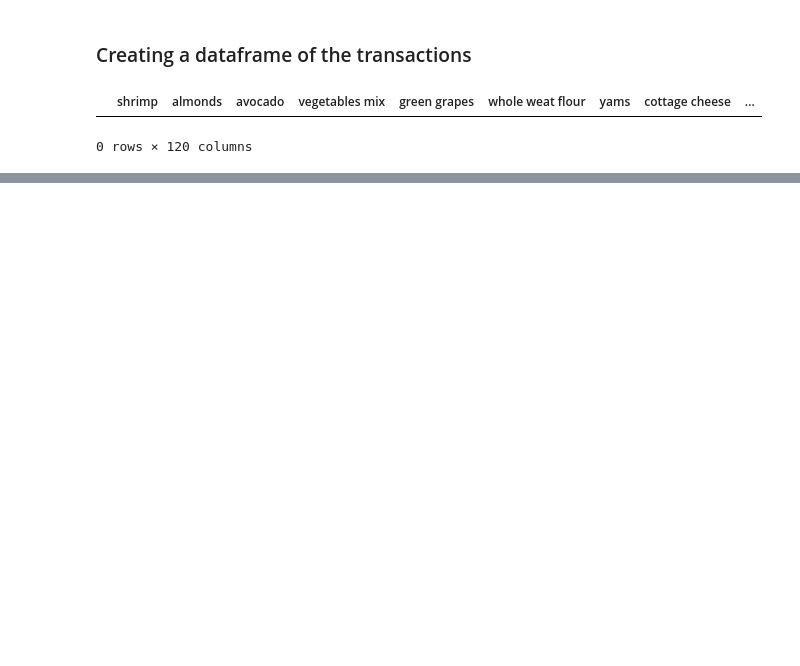
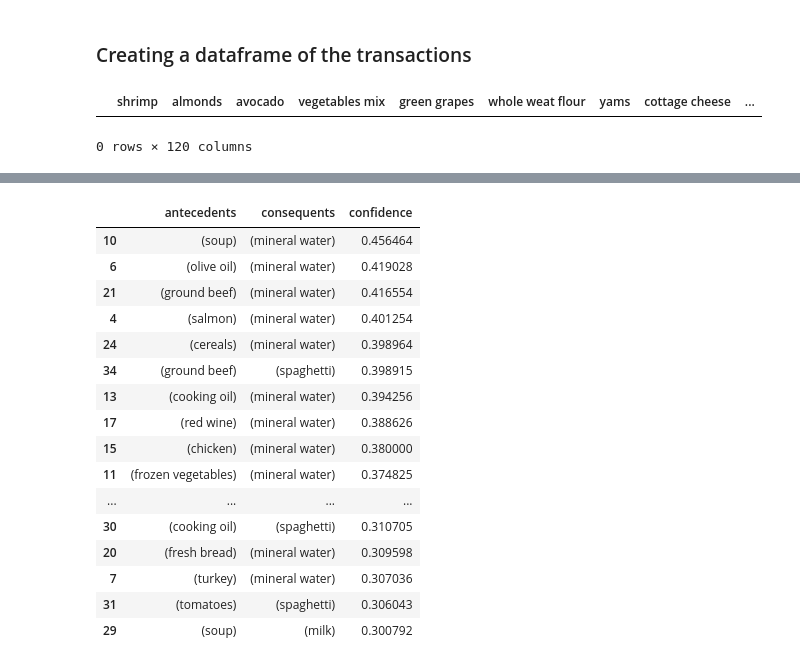
Before and after one commit to purusharthchrist/machine_learning, a Jupyter notebook: Lab_3/Lab_3.ipynb, the cells around one changed output, grey strips where cells are left out. Drawn from its saved outputs; the diff is of its cells as text; code cells hidden in the pictures; blank space fills up the shorter version.

```diff
--- a/Lab_3/Lab_3.ipynb
+++ b/Lab_3/Lab_3.ipynb
@@ -188,0 +152,3 @@ apriori(transactions)
+# %%
+results = apriori(transactions, min_support=0.01, use_colnames=True)
+results.sort_values('itemsets')
@@ -188,0 +169,3 @@ apriori(transactions)
+# %%
+rules = association_rules(results, 'confidence', min_threshold=0.3).sort_values('confidence', ascending=False)[['antecedents', 'consequents', 'confidence']]
+rules
@@ -188,0 +186,22 @@ apriori(transactions)
+# %%
+#Looking at the associations with only 1 antecedents
+one_item_sets = rules[rules.antecedents.apply(lambda x: len(x))==1]
+one_item_sets
+# %% [output]
+|  | antecedents | consequents | confidence |
+| 10 | (soup) | (mineral water) | 0.456464 |
+| 6 | (olive oil) | (mineral water) | 0.419028 |
+| 21 | (ground beef) | (mineral water) | 0.416554 |
+| 4 | (salmon) | (mineral water) | 0.401254 |
+| 24 | (cereals) | (mineral water) | 0.398964 |
+| 34 | (ground beef) | (spaghetti) | 0.398915 |
+| 13 | (cooking oil) | (mineral water) | 0.394256 |
+| 17 | (red wine) | (mineral water) | 0.388626 |
+| 15 | (chicken) | (mineral water) | 0.380000 |
+| 11 | (frozen vegetables) | (mineral water) | 0.374825 |
+| ... | ... | ... | ... |
+| 30 | (cooking oil) | (spaghetti) | 0.310705 |
+| 20 | (fresh bread) | (mineral water) | 0.309598 |
+| 7 | (turkey) | (mineral water) | 0.307036 |
+| 31 | (tomatoes) | (spaghetti) | 0.306043 |
+| 29 | (soup) | (milk) | 0.300792 |
```
Also changed, not shown: parts of 14 cells of this notebook.
